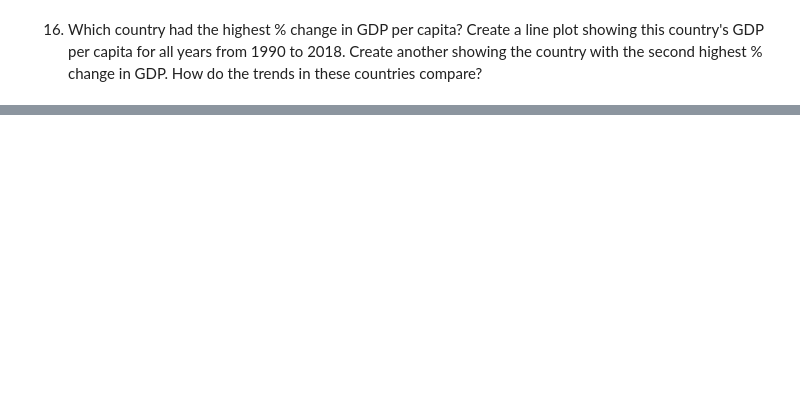
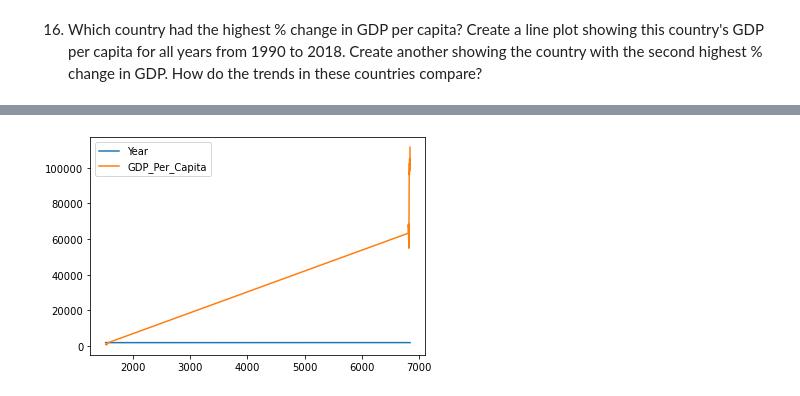
Before and after one commit to nss-data-science-cohort-7/un-exploration-toni-nss, a Jupyter notebook: notebooks/UN_Data_Exploration.ipynb, the cells around one changed output, grey strips where cells are left out. Cells and saved outputs as stored; diff of their text form; code cells hidden in the pictures; blank space fills up the shorter version.

```diff
--- a/notebooks/UN_Data_Exploration.ipynb
+++ b/notebooks/UN_Data_Exploration.ipynb
@@ -168,0 +191,5 @@ negative_gdp.head(1)
+# %%
+congo_emi=gdp_df[(gdp_df['Country']=='United Arab Emirates') | (gdp_df['Country']=='Dem. Rep. Congo')].plot.line()
+congo_emi=congo_emi.plot.line(x='Year',y="GDP_Per_Capita",)
+# %% [output]
+[figure, added]
```
Also changed, not shown: parts of 13 cells of this notebook.
